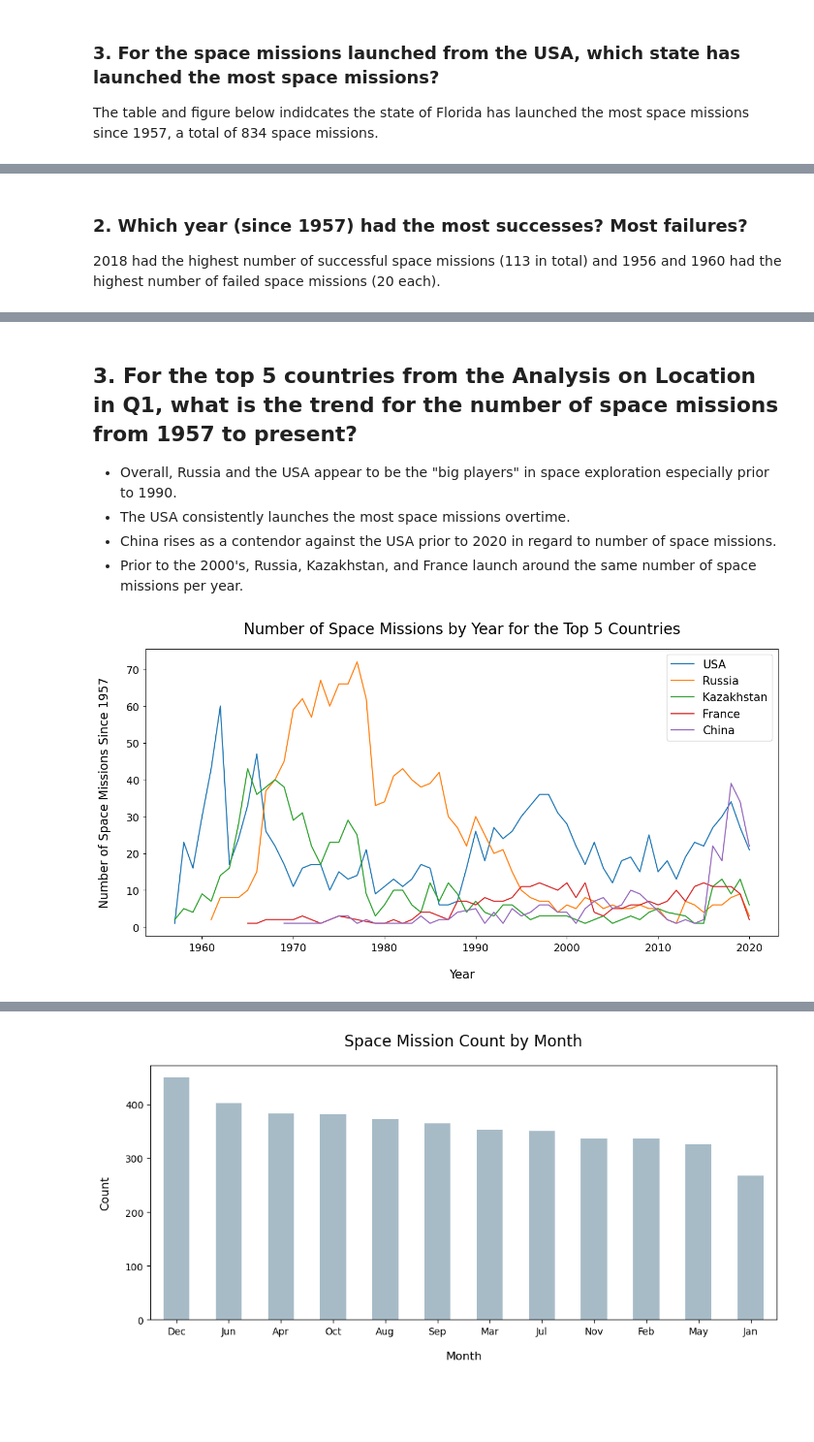
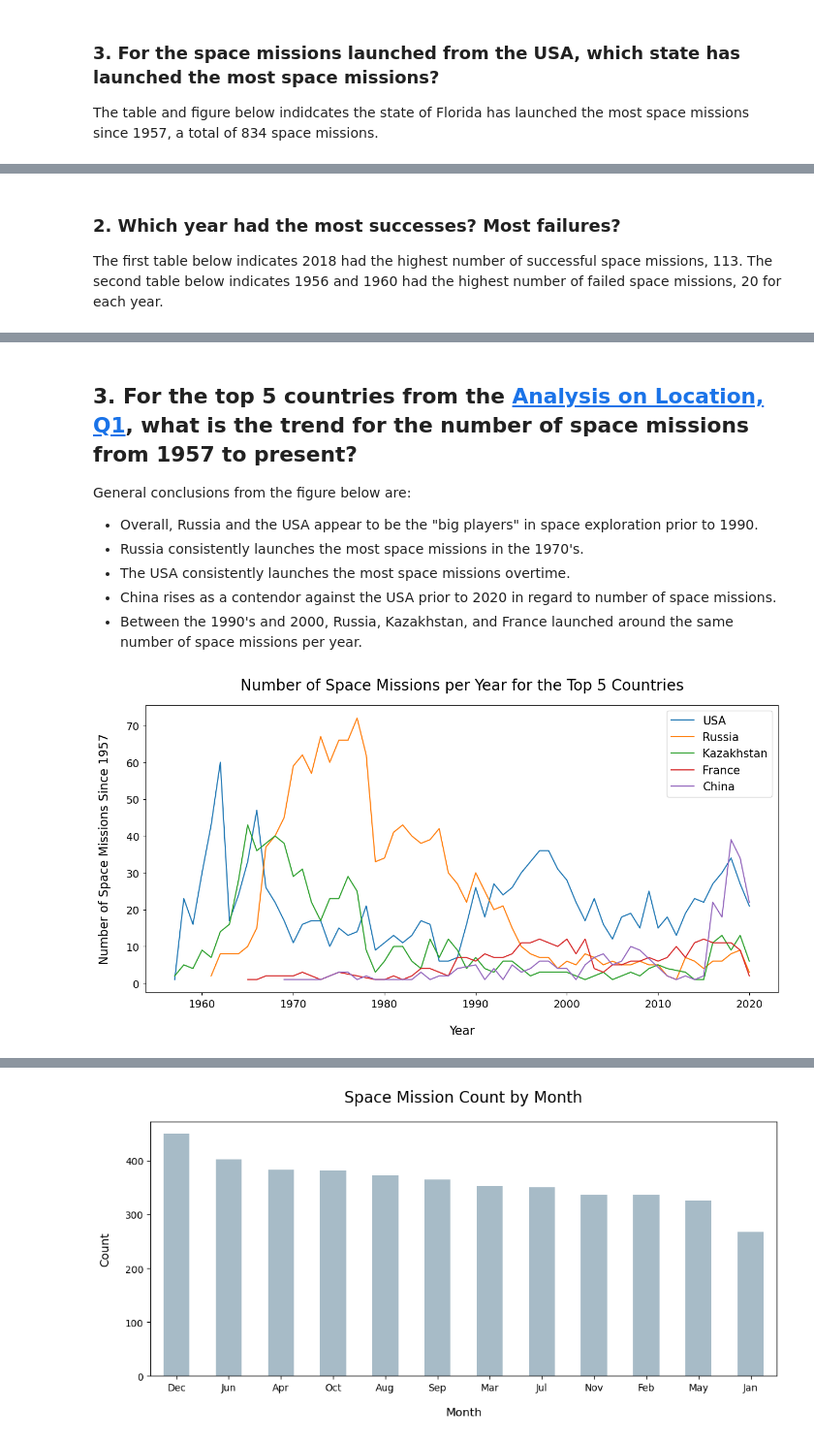
Before and after one commit to julietwomack/SpaceMissions, a Jupyter notebook: Space-Mission-Exploratory-Analysis.ipynb, the cells around one changed output, grey strips where cells are left out. Shown: that part at 97% size. Cells and saved outputs as stored; diff of their text form; code cells hidden in the pictures; blank space fills up the shorter version.

```diff
--- a/Space-Mission-Exploratory-Analysis.ipynb
+++ b/Space-Mission-Exploratory-Analysis.ipynb
@@ -517,7 +520,7 @@ plt.show()
 # %% [markdown]
-### 2. Which year (since 1957) had the most successes? Most failures? <a name ="analysis-on-datum-q2">
+### 2. Which year had the most successes? Most failures? <a name ="analysis-on-datum-q2">
 
-2018 had the highest number of successful space missions (113 in total) and 1956 and 1960 had the highest number of failed space missions (20 each).
+The first table below indicates 2018 had the highest number of successful space missions, 113. The second table below indicates 1956 and 1960 had the highest number of failed space missions, 20 for each year.
 # %%
 # which year (since 1957) had the most successes? Failures?
 
@@ -572,43 +575,47 @@ print(tab(table8.pivot(index = 'Year',
 │                      1962 │      15 │
 ╘═══════════════════════════╧═════════╛
 # %% [markdown]
-## 3. For the top 5 countries from the Analysis on Location in Q1, what is the trend for the number of space missions from 1957 to present? <a name ="analysis-on-datum-q3">
+## 3. For the top 5 countries from the [Analysis on Location, Q1](#analysis-on-loc-q1), what is the trend for the number of space missions from 1957 to present? <a name ="analysis-on-datum-q3">
 
-- Overall, Russia and the USA appear to be the "big players" in space exploration especially prior to 1990.
+
+General conclusions from the figure below are:
+
+- Overall, Russia and the USA appear to be the "big players" in space exploration prior to 1990.
+- Russia consistently launches the most space missions in the 1970's.
 - The USA consistently launches the most space missions overtime.
 - China rises as a contendor against the USA prior to 2020 in regard to number of space missions.
-- Prior to the 2000's, Russia, Kazakhstan, and France launch around the same number of space missions per year.
+- Between the 1990's and 2000, Russia, Kazakhstan, and France launched around the same number of space missions per year.
 # %%
 # create data frame for each top 5 country
 USA = pd.DataFrame(sm.loc[sm['Country'] == 'USA'].groupby('Year').count()['Country'].reset_index(name = 'Count'))
 RU = pd.DataFrame(sm.loc[sm['Country'] == 'Russia'].groupby('Year').count()['Country'].reset_index(name = 'Count'))
 KZ = pd.DataFrame(sm.loc[sm['Country'] == 'Kazakhstan'].groupby('Year').count()['Country'].reset_index(name = 'Count'))
 FR = pd.DataFrame(sm.loc[sm['Country'] == 'France'].groupby('Year').count()['Country'].reset_index(name = 'Count'))
 CN = pd.DataFrame(sm.loc[sm['Country'] == 'China'].groupby('Year').count()['Country'].reset_index(name = 'Count'))
 
 # generate the figure (line graph)
 plt.figure(figsize = (15, 7), dpi = 100)
 
 plt.plot(USA['Year'], USA['Count'], label = 'USA')
 plt.plot(RU['Year'], RU['Count'], label = 'Russia')
 plt.plot(KZ['Year'], KZ['Count'], label = 'Kazakhstan')
 plt.plot(FR['Year'], FR['Count'], label = 'France')
 plt.plot(CN['Year'], CN['Count'], label = 'China')
 
-plt.title('Number of Space Missions by Year for the Top 5 Countries', size = 20, pad = 20)
+plt.title('Number of Space Missions per Year for the Top 5 Countries', size = 20, pad = 20)
 
 plt.tick_params(axis = 'both', pad = 5)
 plt.xlabel('Year', size = 16, labelpad = 20)
 plt.xticks(size = 14)
 
 plt.ylabel('Number of Space Missions Since 1957', size = 16, labelpad = 20)
 plt.yticks(size = 14)
 
 plt.legend(bbox_to_anchor =(1,1), prop = {'size': 15})
 plt.savefig('Figures/count-by-country-year.jpg', dpi = 150, transparent = False)
 plt.show()
 # %% [output]
-[figure, old version]
+[figure, new version]
 # %% [markdown]
 ## 4. What month do most space missions occur? <a name ="analysis-on-datum-q4">
 
```
Also changed, not shown: parts of 15 cells of this notebook, 3 other files.
